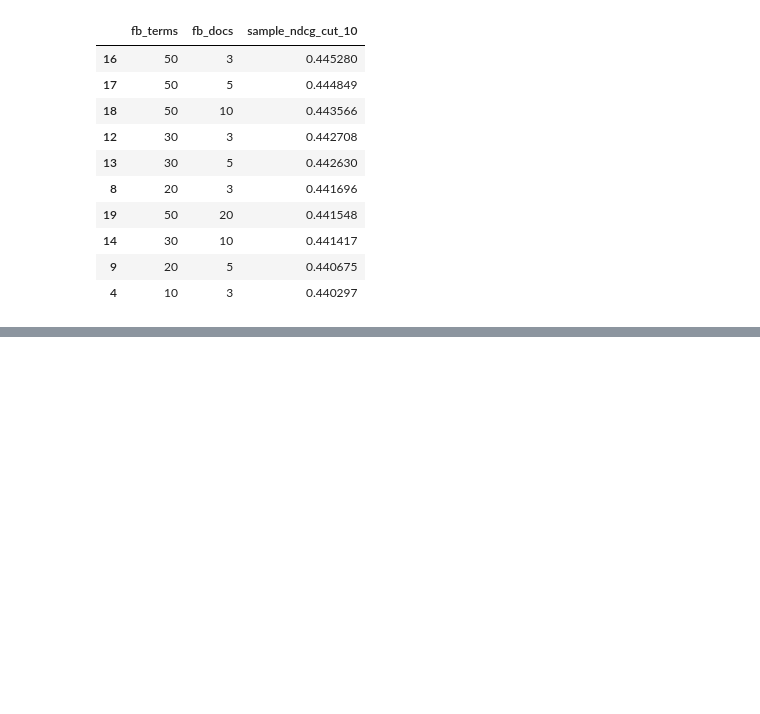
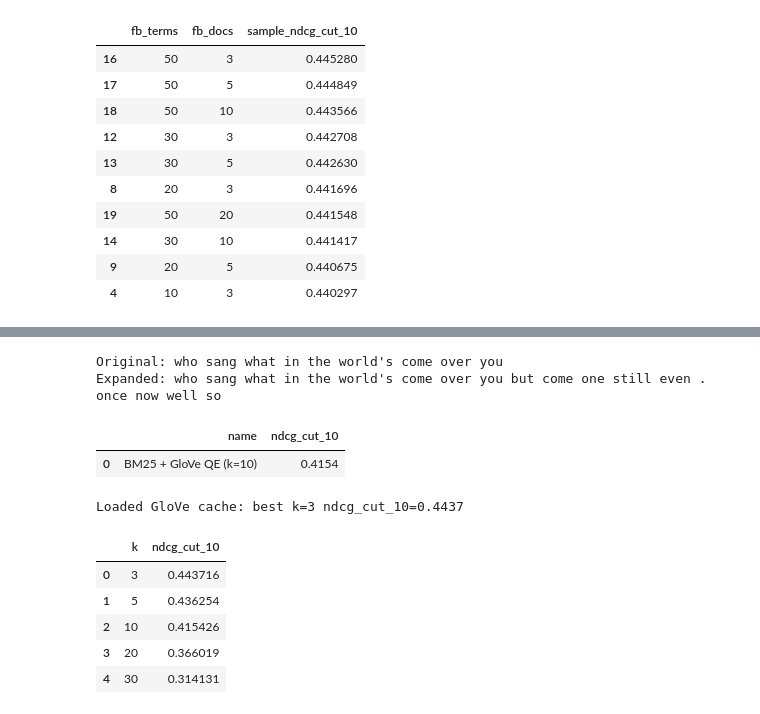
Before and after one commit to Legenden84/search-engines, a Jupyter notebook: notebooks/se_project_4.ipynb, the cells around one changed output, grey strips where cells are left out. Cells and saved outputs as stored; diff of their text form; code cells hidden in the pictures; blank space fills up the shorter version.

```diff
--- a/notebooks/se_project_4.ipynb
+++ b/notebooks/se_project_4.ipynb
@@ -643,0 +645,78 @@ Loading word2vec-google-news-300 (downloads ~1.6 GB the first time)...
+# %%
+# Expand with k=10 and inspect one query before/after (reference cells 3-4).
+topics_qe_10 = expand_topics_glove(train_queries, k=10)
+
+print("Original:", train_queries.iloc[1]["query"])
+print("Expanded:", topics_qe_10.iloc[1]["query"])
+# %% [output]
+Original: who sang what in the world's come over you
+Expanded: who sang what in the world's come over you but come one still even . once now well so
+# %%
+# Expansion terms come straight from the embedding vocabulary, so they must pass
+# through the same tokenisation pipeline as the index before retrieval (reference
+# cell 5-6 uses pt.rewrite.tokenise()).  We score with the BM25 backbone.
+qe10_topics = pt.rewrite.tokenise()(topics_qe_10)
+
+pt.Experiment(
+    [backbone_second],
+    qe10_topics,
+    train_qrels,
+    eval_metrics=[EVAL_MEASURE],
+    names=["BM25 + GloVe QE (k=10)"],
+    filter_by_qrels=True,
+    round=4,
+)
+# %% [output]
+|  | name | ndcg_cut_10 |
+| 0 | BM25 + GloVe QE (k=10) | 0.4154 |
+# %%
+GLOVE_K_GRID = [3, 5, 10, 20, 30]
+
+def tune_glove(force=False):
+    if glove_cache_path.exists() and not force:
+        with open(glove_cache_path) as f:
+            cache = json.load(f)
+        print(f"Loaded GloVe cache: best k={cache['best_k']} {EVAL_MEASURE}={cache['best_score']:.4f}")
+        return cache
+
+    rows = []
+    best_score, best_k = -1, None
+    for k in GLOVE_K_GRID:
+        qe_topics = pt.rewrite.tokenise()(expand_topics_glove(train_queries, k=k))
+        exp = pt.Experiment(
+            [backbone_second], qe_topics, train_qrels,
+            eval_metrics=[EVAL_MEASURE], filter_by_qrels=True,
+        )
+        score = float(exp[EVAL_MEASURE].iloc[0])
+        rows.append({"k": k, EVAL_MEASURE: score})
+        print(f"k={k:>2}  {EVAL_MEASURE}={score:.4f}", flush=True)
+        if score > best_score:
+            best_score, best_k = score, k
+    print(f"Best GloVe k={best_k} ({best_score:.4f})")
+
+    cache = {
+        "backbone": {"index": BACKBONE_INDEX_NAME, "model": BACKBONE_MODEL_NAME,
+                     "config": BACKBONE_CONFIG},
+        "embedding":      "glove-wiki-gigaword-50",
+        "eval_measure":   EVAL_MEASURE,
+        "k_grid":         GLOVE_K_GRID,
+        "tuning_results": rows,
+        "best_k":         best_k,
+        "best_score":     best_score,
+    }
+    with open(glove_cache_path, "w") as f:
+        json.dump(cache, f, indent=4)
+    print(f"Saved GloVe tuning to {glove_cache_path}")
+    return cache
+# %%
+glove_cache = tune_glove()
+glove_df = pd.DataFrame(glove_cache["tuning_results"]).sort_values(by=EVAL_MEASURE, ascending=False)
+glove_df
+# %% [output]
+Loaded GloVe cache: best k=3 ndcg_cut_10=0.4437
+|  | k | ndcg_cut_10 |
+| 0 | 3 | 0.443716 |
+| 1 | 5 | 0.436254 |
+| 2 | 10 | 0.415426 |
+| 3 | 20 | 0.366019 |
+| 4 | 30 | 0.314131 |
```
Also changed, not shown: parts of 8 cells of this notebook, 1 other file.
